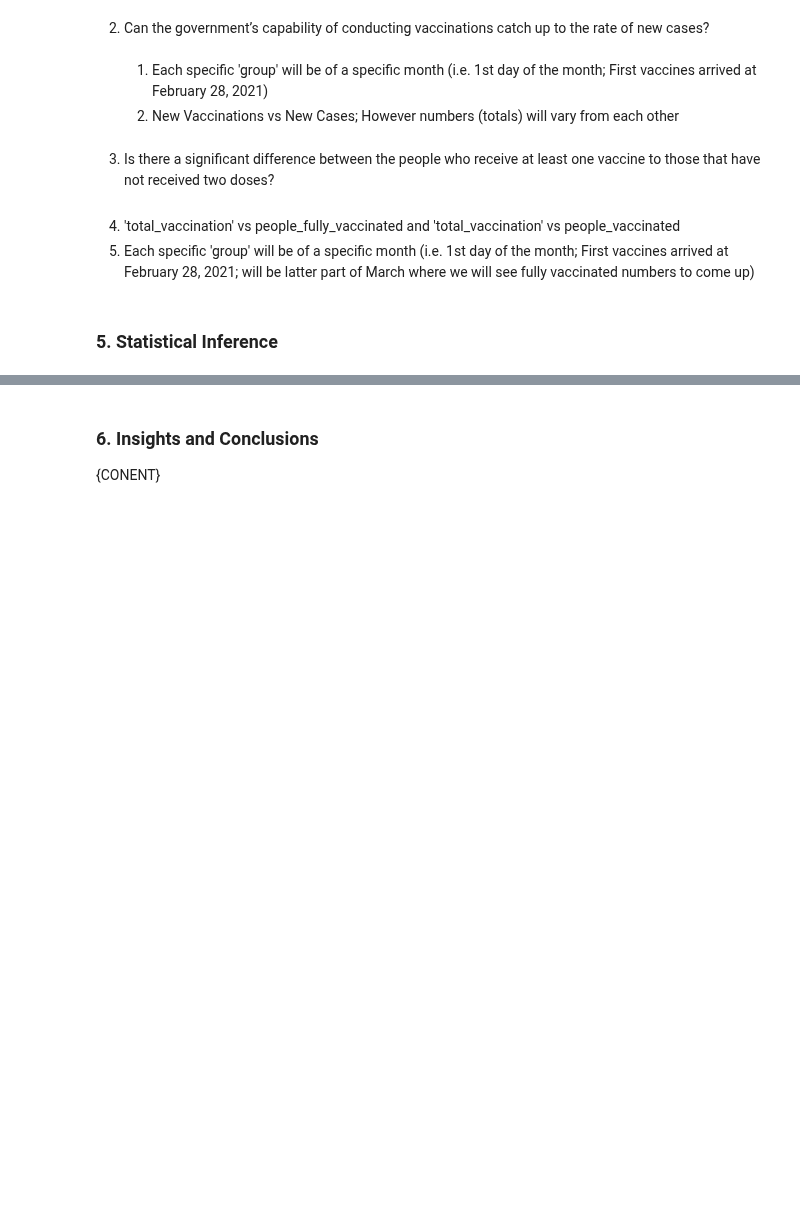
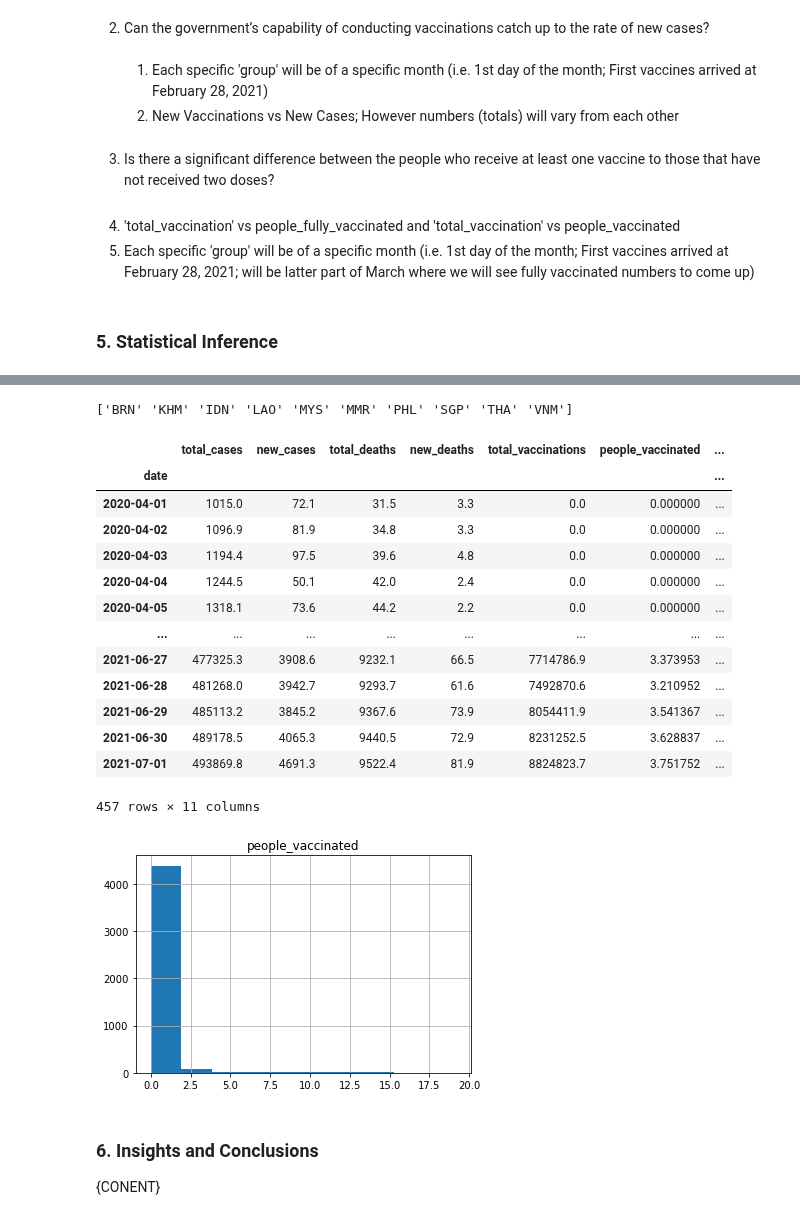
Before and after one commit to jm55/CSMODEL, a Jupyter notebook: COVID-19/Experiment Notebook.ipynb, the cells around one changed output, grey strips where cells are left out. Cells and saved outputs as stored; diff of their text form; code cells hidden in the pictures; blank space fills up the shorter version.

```diff
--- a/COVID-19/Escalona - Experiment Notebook.ipynb
+++ b/COVID-19/Experiment Notebook.ipynb
@@ -401,3 +402,33 @@ $H_A=$
+# %%
+#Normalizing data on every country of ASEAN
+#Following Procedure by https://www.statology.org/normalize-data-between-0-and-100/
+
+
+#zi = (xi – min(x)) / (max(x) – min(x)) * 100
+print(covid_df['iso_code'].unique())
+
+n = np.linalg.norm(covid_df['people_vaccinated'])
+covid_df['people_vaccinated'] = covid_df['people_vaccinated']/n*100
+covid_df.hist("people_vaccinated")
+
+covid_df.groupby('date').mean()
+# %% [output]
+['BRN' 'KHM' 'IDN' 'LAO' 'MYS' 'MMR' 'PHL' 'SGP' 'THA' 'VNM']
+|  | total_cases | new_cases | total_deaths | new_deaths | total_vaccinations | people_vaccinated | ... |
+| date |  |  |  |  |  |  | ... |
+| 2020-04-01 | 1015.0 | 72.1 | 31.5 | 3.3 | 0.0 | 0.000000 | ... |
+| 2020-04-02 | 1096.9 | 81.9 | 34.8 | 3.3 | 0.0 | 0.000000 | ... |
+| 2020-04-03 | 1194.4 | 97.5 | 39.6 | 4.8 | 0.0 | 0.000000 | ... |
+| 2020-04-04 | 1244.5 | 50.1 | 42.0 | 2.4 | 0.0 | 0.000000 | ... |
+| 2020-04-05 | 1318.1 | 73.6 | 44.2 | 2.2 | 0.0 | 0.000000 | ... |
+| ... | ... | ... | ... | ... | ... | ... | ... |
+| 2021-06-27 | 477325.3 | 3908.6 | 9232.1 | 66.5 | 7714786.9 | 3.373953 | ... |
+| 2021-06-28 | 481268.0 | 3942.7 | 9293.7 | 61.6 | 7492870.6 | 3.210952 | ... |
+| 2021-06-29 | 485113.2 | 3845.2 | 9367.6 | 73.9 | 8054411.9 | 3.541367 | ... |
+| 2021-06-30 | 489178.5 | 4065.3 | 9440.5 | 72.9 | 8231252.5 | 3.628837 | ... |
+| 2021-07-01 | 493869.8 | 4691.3 | 9522.4 | 81.9 | 8824823.7 | 3.751752 | ... |
+457 rows × 11 columns
+[figure, added]
 # %%
 #Code for formulating statistical inference and hypothesis testing
 # %% [markdown]
```
Also changed, not shown: parts of 1 cell of this notebook, 1 other file.
